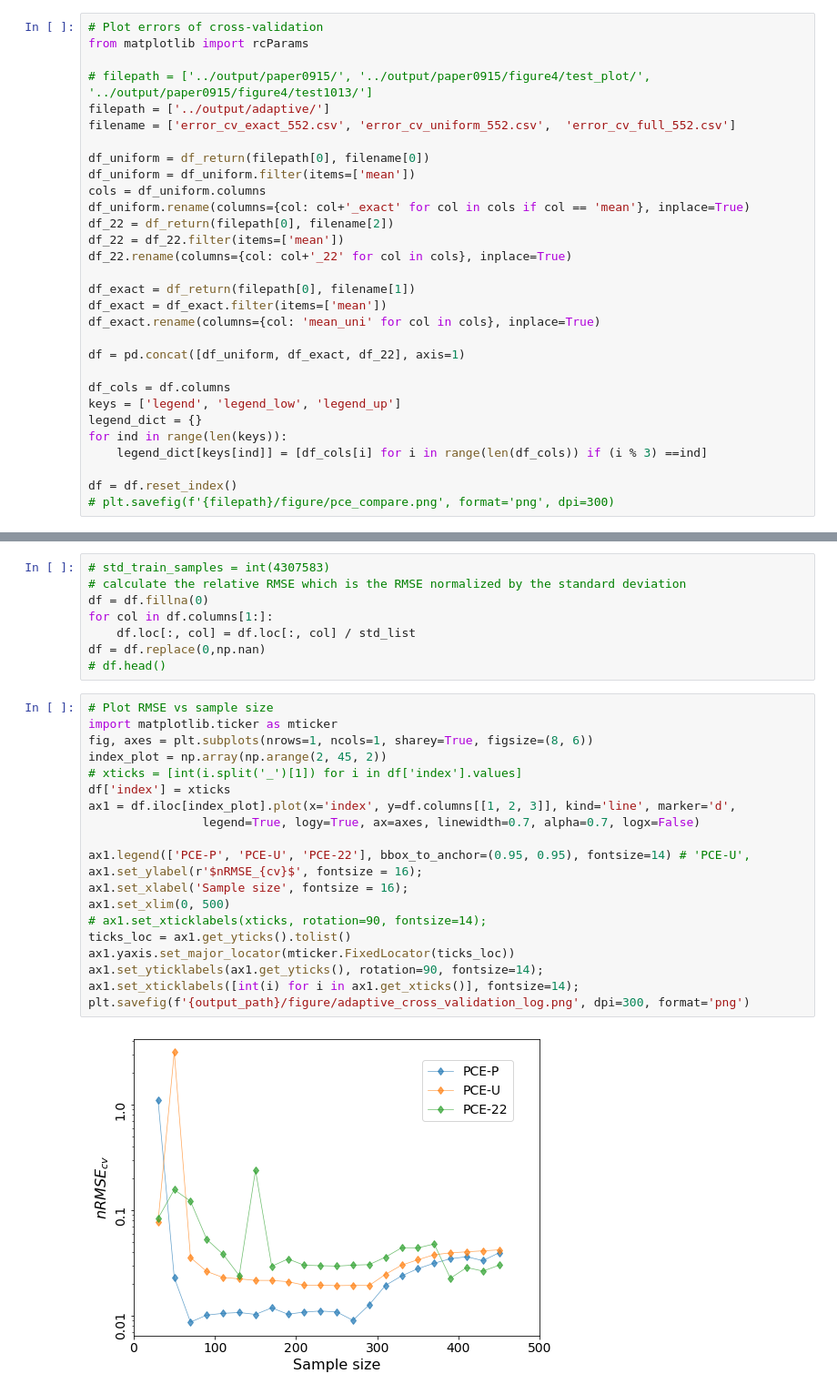
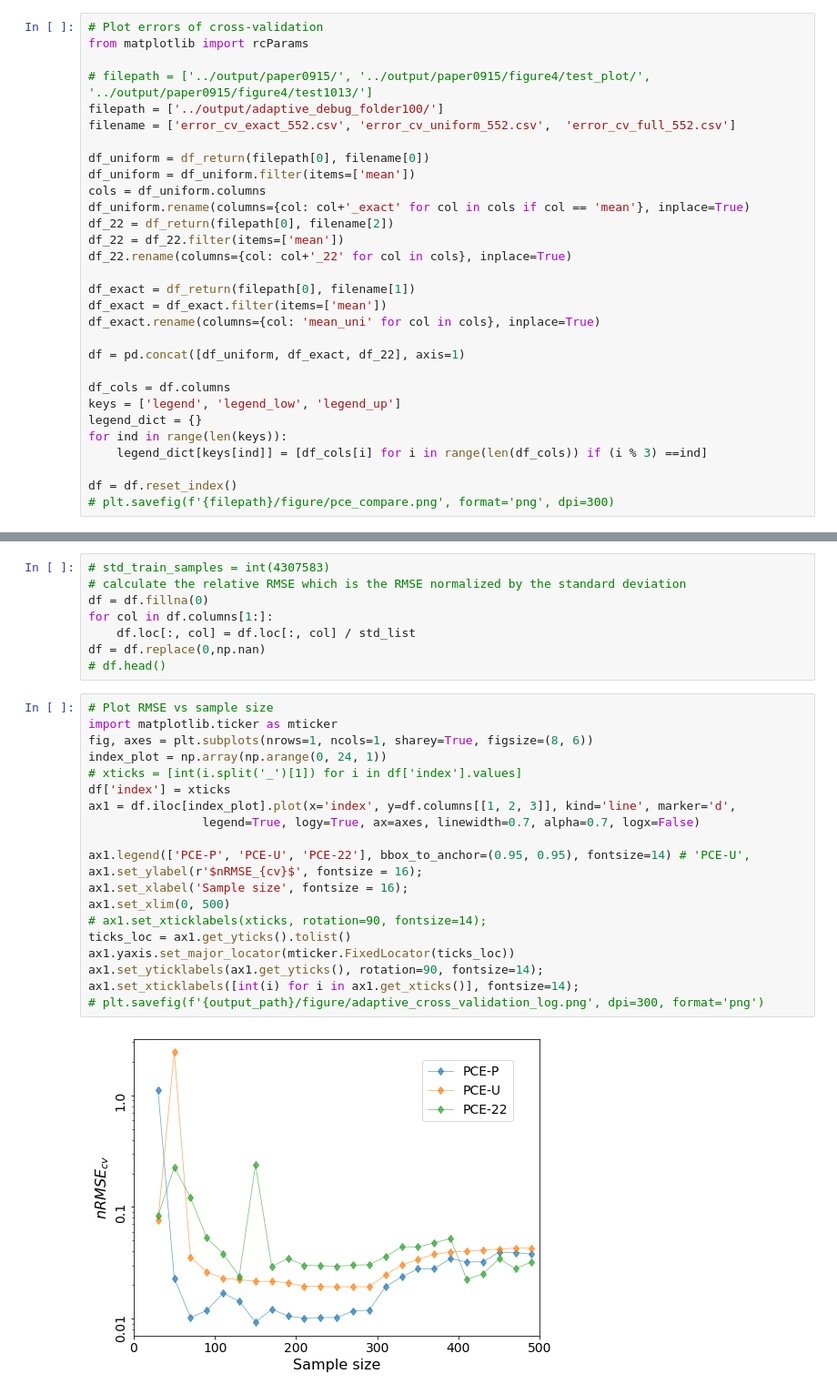
Before and after one commit to QianWanghhu/factor_fixing, a Jupyter notebook: qian_dev/PCE-performance.ipynb, the cells around one changed output, grey strips where cells are left out. Shown: that part at 91% size. Drawn from its saved outputs; the diff is of its cells as text.

```diff
--- a/qian_dev/PCE-performance.ipynb
+++ b/qian_dev/PCE-performance.ipynb
@@ -156,7 +189,7 @@ def df_return(fp, fn):
 from matplotlib import rcParams
 
 # filepath = ['../output/paper0915/', '../output/paper0915/figure4/test_plot/', '../output/paper0915/figure4/test1013/']
-filepath = ['../output/adaptive/']
+filepath = ['../output/adaptive_debug_folder100/']
 filename = ['error_cv_exact_552.csv', 'error_cv_uniform_552.csv',  'error_cv_full_552.csv']
 
 df_uniform = df_return(filepath[0], filename[0])
@@ -196,22 +229,22 @@ df = df.replace(0,np.nan)
 # %%
 # Plot RMSE vs sample size
 import matplotlib.ticker as mticker
 fig, axes = plt.subplots(nrows=1, ncols=1, sharey=True, figsize=(8, 6))
-index_plot = np.array(np.arange(2, 45, 2))
+index_plot = np.array(np.arange(0, 24, 1))
 # xticks = [int(i.split('_')[1]) for i in df['index'].values]
 df['index'] = xticks
 ax1 = df.iloc[index_plot].plot(x='index', y=df.columns[[1, 2, 3]], kind='line', marker='d',
                 legend=True, logy=True, ax=axes, linewidth=0.7, alpha=0.7, logx=False)
 
 ax1.legend(['PCE-P', 'PCE-U', 'PCE-22'], bbox_to_anchor=(0.95, 0.95), fontsize=14) # 'PCE-U',
 ax1.set_ylabel(r'$nRMSE_{cv}$', fontsize = 16);
 ax1.set_xlabel('Sample size', fontsize = 16);
 ax1.set_xlim(0, 500)
 # ax1.set_xticklabels(xticks, rotation=90, fontsize=14);
 ticks_loc = ax1.get_yticks().tolist()
 ax1.yaxis.set_major_locator(mticker.FixedLocator(ticks_loc))
 ax1.set_yticklabels(ax1.get_yticks(), rotation=90, fontsize=14);
 ax1.set_xticklabels([int(i) for i in ax1.get_xticks()], fontsize=14);
-plt.savefig(f'{output_path}/figure/adaptive_cross_validation_log.png', dpi=300, format='png')
+# plt.savefig(f'{output_path}/figure/adaptive_cross_validation_log.png', dpi=300, format='png')
 # %% [output]
-[figure, old version]
+[figure, new version]
```
Also changed, not shown: parts of 8 cells of this notebook.
